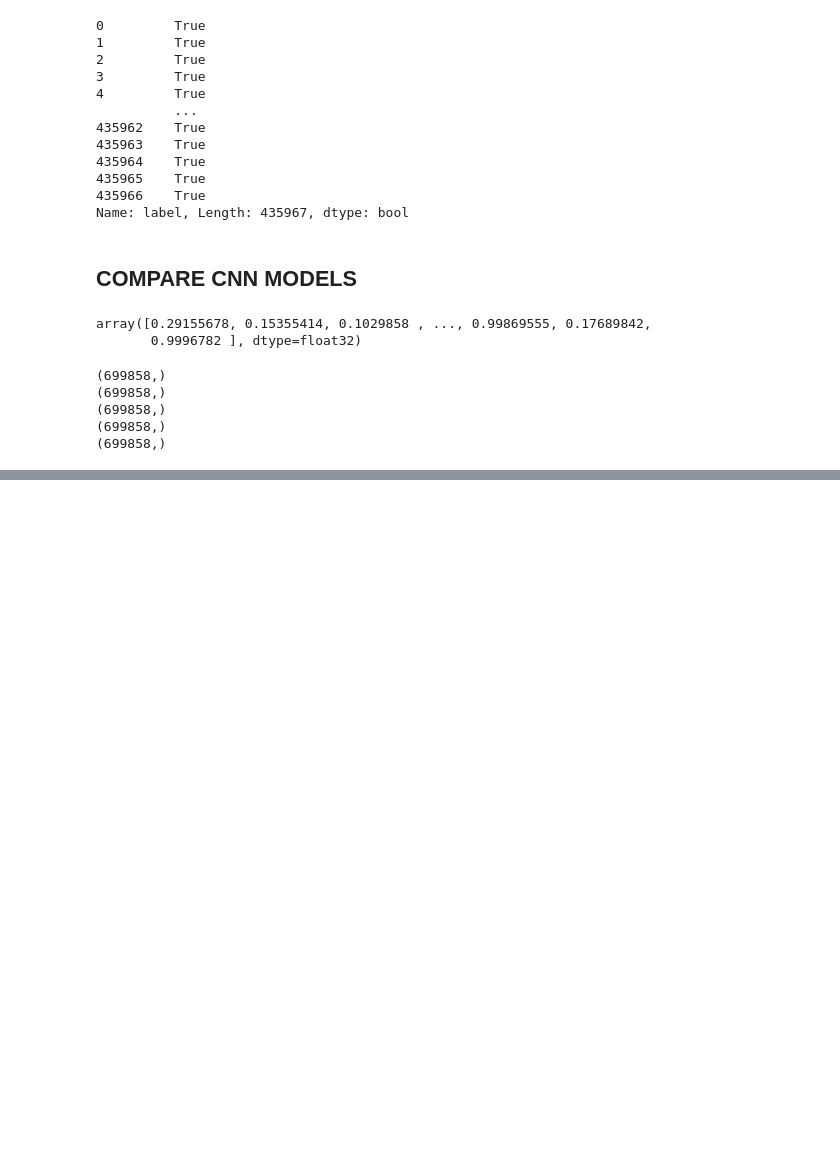
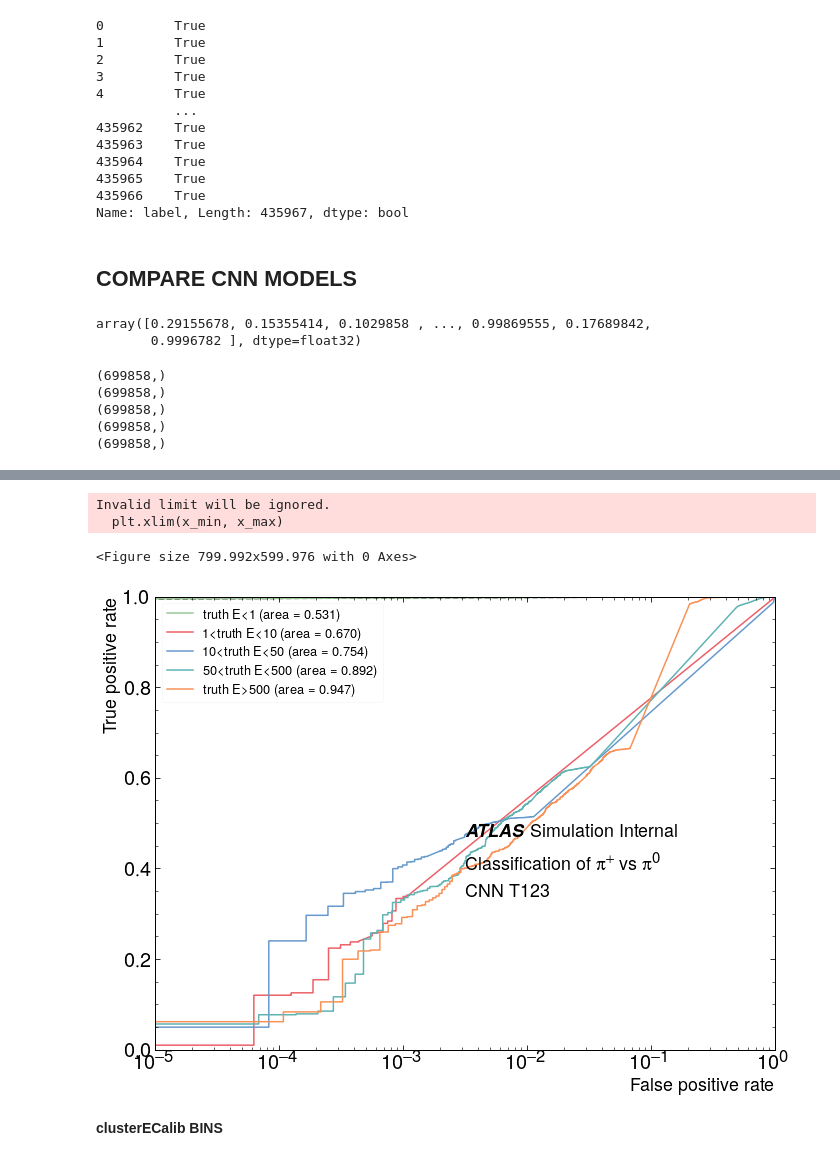
Before and after one commit to diliamariap/LCStudies, a Jupyter notebook: classifier/TopoClusterClassifierPlotting_Dilia.ipynb, the cells around one changed output, grey strips where cells are left out. Cells and saved outputs as stored; diff of their text form; code cells hidden in the pictures; blank space fills up the shorter version.

```diff
--- a/classifier/TopoClusterClassifierPlotting_Dilia.ipynb
+++ b/classifier/TopoClusterClassifierPlotting_Dilia.ipynb
@@ -278,0 +294,24 @@ ROC curve values:  {'$\\mathcal{P}^{EM}_{clus}$': {'x': array([0.        , 0.028
+# %%
+varlist_truthE = []
+cluster_truthE = pu.rocVar(
+    name='truthE',
+    bins=[1,10,50,500],
+    df=pdata_merged,
+    latex='truth E',
+    vlist=varlist_truthE,
+)
+# %%
+pu.rocScan(varlist_truthE, [scores_p1_d02_T123[:,1]], ['CNN T123'], plabels, pdata_merged,
+            plotpath=  plotpath+ 'CNN_T123_truthE_logx.pdf',
+            x_log = True,
+            #x_min = 0.0, x_max = 0.25, y_min = 0.75, y_max = 1.0,
+            atlas_x = 0.5, atlas_y = 0.5, simulation = True,
+            textlist = [{'x': 0.5, 'y': 0.4, 'text': 'Classification of $\pi^{+}$ vs $\pi^{0}$'},
+                        {'x': 0.5, 'y': 0.34, 'text': 'CNN T123 '}])
+# %% [output]
+Invalid limit will be ignored.
+  plt.xlim(x_min, x_max)
+<Figure size 799.992x599.976 with 0 Axes>
+[figure, added]
+# %% [markdown]
+**clusterECalib BINS**
```
Also changed, not shown: parts of 17 cells of this notebook.
